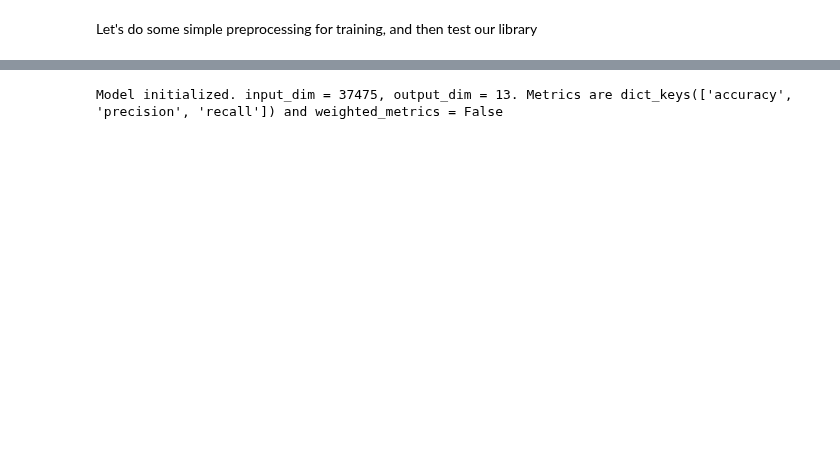
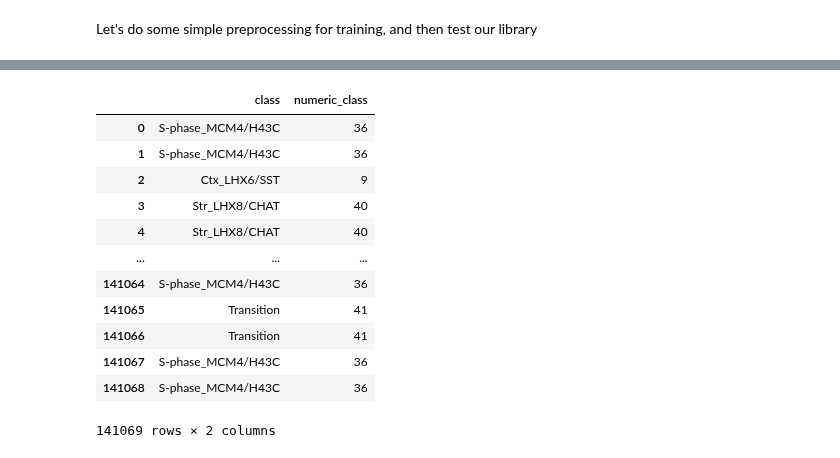
Before and after one commit to jlehrer1/comparative-organoids, a Jupyter notebook: notebooks/Retina_model_test.ipynb, the cells around one changed output, grey strips where cells are left out. Saved outputs shown, nothing was run; the diff lists cells and outputs as text; code cells hidden in the pictures; blank space fills up the shorter version.

```diff
--- a/notebooks/Retina_model_test.ipynb
+++ b/notebooks/Retina_model_test.ipynb
@@ -64,19 +49,17 @@ module = DataModule(
-# %%
-model = GeneClassifier(
-    input_dim=module.num_features,
-    output_dim=module.num_labels,
-    weights=total_class_weights(['../data/retina/retina_labels_numeric.csv'], 'class_label'),
-    optim_params={
-        'optimizer': torch.optim.Adam,
-        'lr': 0.02,
-        'weight_decay': 0,
-    },
-    scheduler_params={
-        'scheduler': torch.optim.lr_scheduler.StepLR,
-        'step_size': 20,
-        'gamma': 0.001,
-    }
-)
-# %% [output]
-Model initialized. input_dim = 37475, output_dim = 13. Metrics are dict_keys(['accuracy', 'precision', 'recall']) and weighted_metrics = False
+# %%
+pd.read_csv('../data/mouse/MouseAdultInhibitoryNeurons_labels.csv')
+# %% [output]
+|  | class | numeric_class |
+| 0 | S-phase_MCM4/H43C | 36 |
+| 1 | S-phase_MCM4/H43C | 36 |
+| 2 | Ctx_LHX6/SST | 9 |
+| 3 | Str_LHX8/CHAT | 40 |
+| 4 | Str_LHX8/CHAT | 40 |
+| ... | ... | ... |
+| 141064 | S-phase_MCM4/H43C | 36 |
+| 141065 | Transition | 41 |
+| 141066 | Transition | 41 |
+| 141067 | S-phase_MCM4/H43C | 36 |
+| 141068 | S-phase_MCM4/H43C | 36 |
+141069 rows × 2 columns
 # %%
```
Also changed, not shown: parts of 17 cells of this notebook, 13 other files.
